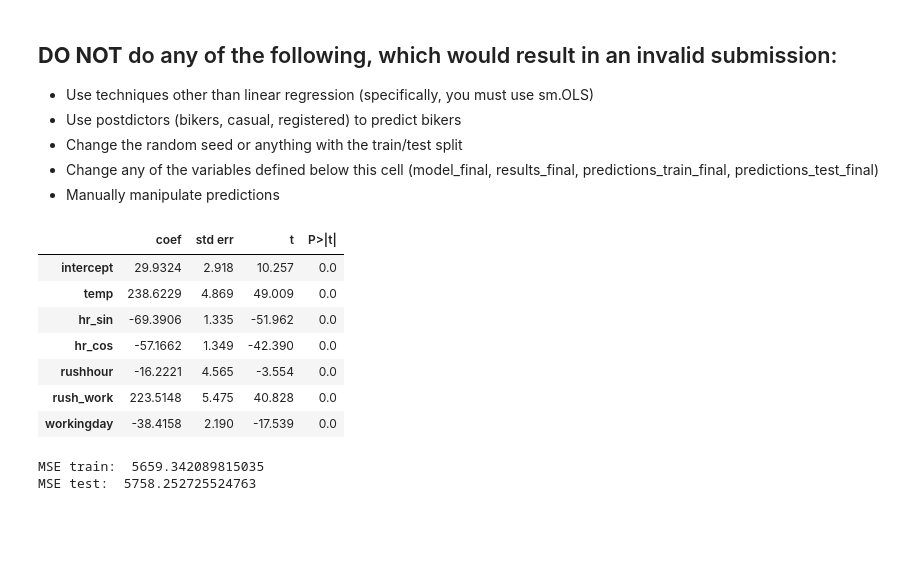
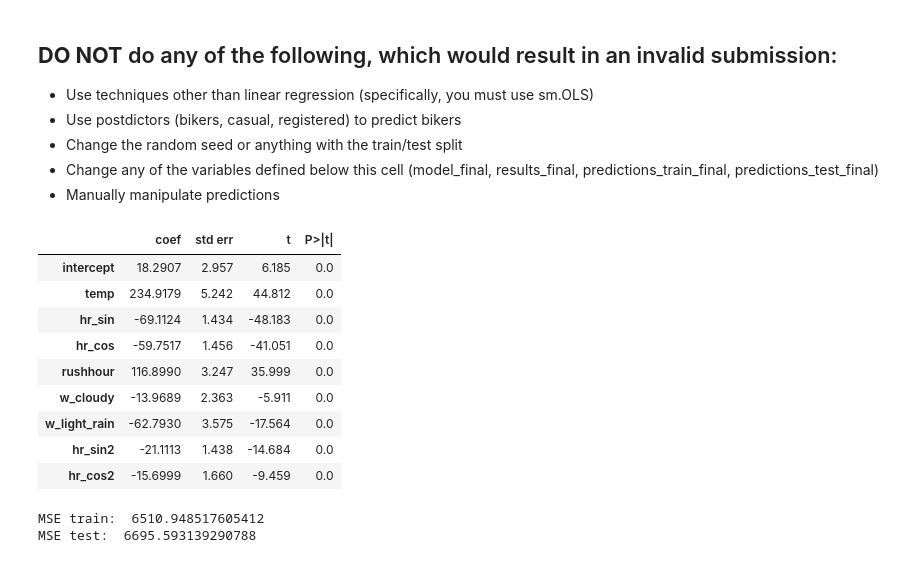
Before and after one commit to Meleksu-Top/code_2600, a Jupyter notebook: mod05_nonlinear.ipynb, the cells around one changed output. Cells and saved outputs as stored; diff of their text form; code cells hidden in the pictures; blank space fills up the shorter version.

```diff
--- a/mod05_nonlinear.ipynb
+++ b/mod05_nonlinear.ipynb
@@ -355,30 +355,47 @@ plot_avg_actual_vs_predicted_by_feature(X=X_train,
 # %%
 # Data pre-processing (on Train, Test, X_train, and X_test)
 
-# Interaction: rush hour only matters on working days
-Train["rush_work"] = Train["rushhour"] * Train["workingday"]
-Test["rush_work"] = Test["rushhour"] * Test["workingday"]
-X_train["rush_work"] = X_train["rushhour"] * X_train["workingday"]
-X_test["rush_work"] = X_test["rushhour"] * X_test["workingday"]
+# Weather dummies (base case: clear)
+Train['w_cloudy'] = (Train['weathersit'] == 'cloudy/misty').astype(int)
+Test['w_cloudy'] = (Test['weathersit'] == 'cloudy/misty').astype(int)
+X_train['w_cloudy'] = (X_train['weathersit'] == 'cloudy/misty').astype(int)
+X_test['w_cloudy'] = (X_test['weathersit'] == 'cloudy/misty').astype(int)
+
+Train['w_light_rain'] = (Train['weathersit'] == 'light rain/snow').astype(int)
+Test['w_light_rain'] = (Test['weathersit'] == 'light rain/snow').astype(int)
+X_train['w_light_rain'] = (X_train['weathersit'] == 'light rain/snow').astype(int)
+X_test['w_light_rain'] = (X_test['weathersit'] == 'light rain/snow').astype(int)
+
+# Second harmonic for hr (period 12): captures the two daily peaks
+Train['hr_sin2'] = np.sin(2*np.pi/12*Train['hr'].astype('int'))
+Test['hr_sin2'] = np.sin(2*np.pi/12*Test['hr'].astype('int'))
+X_train['hr_sin2'] = np.sin(2*np.pi/12*X_train['hr'].astype('int'))
+X_test['hr_sin2'] = np.sin(2*np.pi/12*X_test['hr'].astype('int'))
+
+Train['hr_cos2'] = np.cos(2*np.pi/12*Train['hr'].astype('int'))
+Test['hr_cos2'] = np.cos(2*np.pi/12*Test['hr'].astype('int'))
+X_train['hr_cos2'] = np.cos(2*np.pi/12*X_train['hr'].astype('int'))
+X_test['hr_cos2'] = np.cos(2*np.pi/12*X_test['hr'].astype('int'))
 # %%
 # Build your linear regression model here.
 vars_to_include = [
     'intercept', 'temp', 'hr_sin', 'hr_cos', 'rushhour',
-    'rush_work', 'workingday'
+    'w_cloudy', 'w_light_rain', 'hr_sin2', 'hr_cos2'
 ]
-
 model_final = sm.OLS(y_train, X_train[vars_to_include])
 results_final = model_final.fit()
 summarize(results_final)
 # %% [output]
 |  | coef | std err | t | P>|t| |
-| intercept | 29.9324 | 2.918 | 10.257 | 0.0 |
-| temp | 238.6229 | 4.869 | 49.009 | 0.0 |
-| hr_sin | -69.3906 | 1.335 | -51.962 | 0.0 |
-| hr_cos | -57.1662 | 1.349 | -42.390 | 0.0 |
-| rushhour | -16.2221 | 4.565 | -3.554 | 0.0 |
-| rush_work | 223.5148 | 5.475 | 40.828 | 0.0 |
-| workingday | -38.4158 | 2.190 | -17.539 | 0.0 |
+| intercept | 18.2907 | 2.957 | 6.185 | 0.0 |
+| temp | 234.9179 | 5.242 | 44.812 | 0.0 |
+| hr_sin | -69.1124 | 1.434 | -48.183 | 0.0 |
+| hr_cos | -59.7517 | 1.456 | -41.051 | 0.0 |
+| rushhour | 116.8990 | 3.247 | 35.999 | 0.0 |
+| w_cloudy | -13.9689 | 2.363 | -5.911 | 0.0 |
+| w_light_rain | -62.7930 | 3.575 | -17.564 | 0.0 |
+| hr_sin2 | -21.1113 | 1.438 | -14.684 | 0.0 |
+| hr_cos2 | -15.6999 | 1.660 | -9.459 | 0.0 |
 # %%
 predictions_train_final = predict(X_train[vars_to_include], results_final)
 print('MSE train: ', mse(y_train, predictions_train_final))
@@ -386,8 +403,8 @@ print('MSE train: ', mse(y_train, predictions_train_final))
 predictions_test_final = predict(X_test[vars_to_include], results_final)
 print('MSE test: ', mse(y_test, predictions_test_final))
 # %% [output]
-MSE train:  5659.342089815035
-MSE test:  5758.252725524763
+MSE train:  6510.948517605412
+MSE test:  6695.593139290788
 # %%
 plot_avg_actual_vs_predicted_by_feature(X=X_train,
                                         y=y_train,
```
Also changed, not shown: parts of 1 cell of this notebook.
